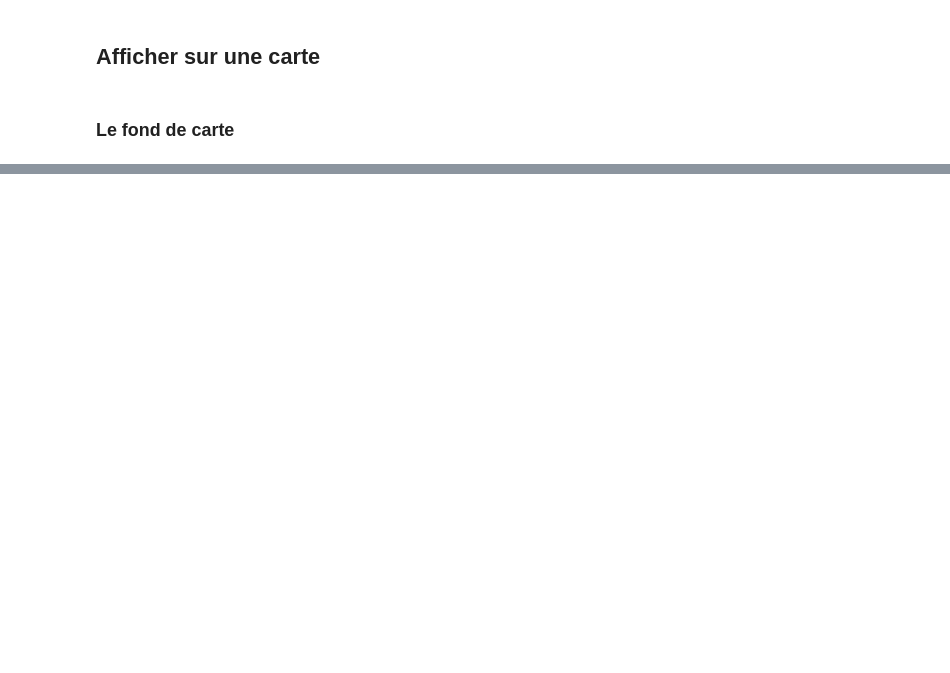
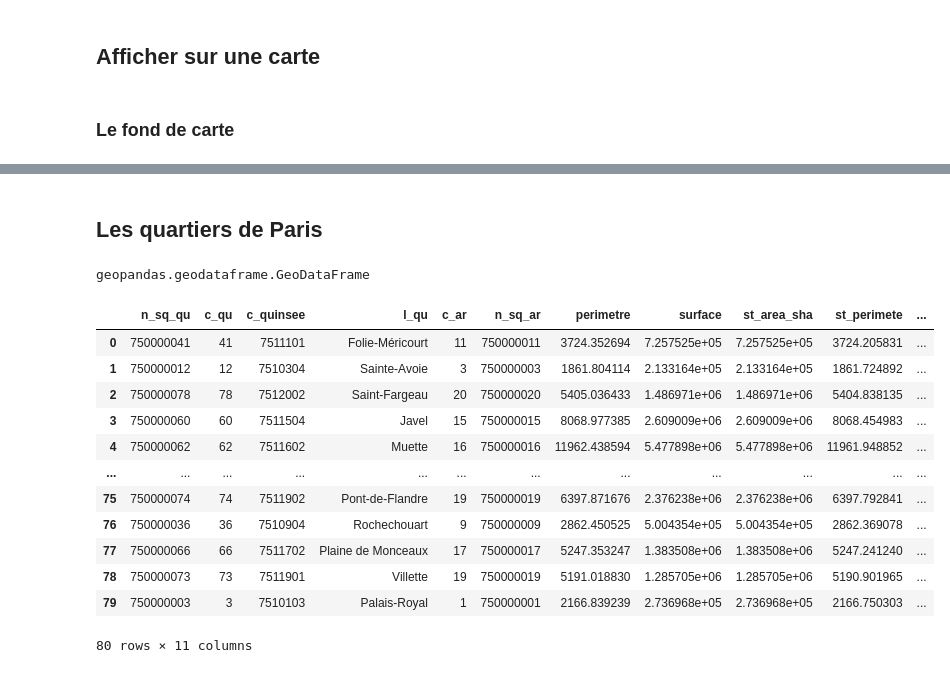
Before and after one commit to clementlegoff8/TP-geoloc, a Jupyter notebook: TP-geoloc.ipynb, the cells around one changed output, grey strips where cells are left out. Saved outputs shown, nothing was run; the diff lists cells and outputs as text; code cells hidden in the pictures; blank space fills up the shorter version.

```diff
--- a/TP-geoloc.ipynb
+++ b/TP-geoloc.ipynb
@@ -244,0 +257,25 @@ folium.Map(location=CENTER)
+# %% [markdown]
+## Les quartiers de Paris
+# %%
+import geopandas as gpd
+
+quartiers = gpd.read_file("data/quartier_paris.zip", encoding="utf8")
+type(quartiers)
+# %% [output]
+geopandas.geodataframe.GeoDataFrame
+# %%
+quartiers
+# %% [output]
+|  | n_sq_qu | c_qu | c_quinsee | l_qu | c_ar | n_sq_ar | perimetre | surface | st_area_sha | st_perimete | ... |
+| 0 | 750000041 | 41 | 7511101 | Folie-Méricourt | 11 | 750000011 | 3724.352694 | 7.257525e+05 | 7.257525e+05 | 3724.205831 | ... |
+| 1 | 750000012 | 12 | 7510304 | Sainte-Avoie | 3 | 750000003 | 1861.804114 | 2.133164e+05 | 2.133164e+05 | 1861.724892 | ... |
+| 2 | 750000078 | 78 | 7512002 | Saint-Fargeau | 20 | 750000020 | 5405.036433 | 1.486971e+06 | 1.486971e+06 | 5404.838135 | ... |
+| 3 | 750000060 | 60 | 7511504 | Javel | 15 | 750000015 | 8068.977385 | 2.609009e+06 | 2.609009e+06 | 8068.454983 | ... |
+| 4 | 750000062 | 62 | 7511602 | Muette | 16 | 750000016 | 11962.438594 | 5.477898e+06 | 5.477898e+06 | 11961.948852 | ... |
+| ... | ... | ... | ... | ... | ... | ... | ... | ... | ... | ... | ... |
+| 75 | 750000074 | 74 | 7511902 | Pont-de-Flandre | 19 | 750000019 | 6397.871676 | 2.376238e+06 | 2.376238e+06 | 6397.792841 | ... |
+| 76 | 750000036 | 36 | 7510904 | Rochechouart | 9 | 750000009 | 2862.450525 | 5.004354e+05 | 5.004354e+05 | 2862.369078 | ... |
+| 77 | 750000066 | 66 | 7511702 | Plaine de Monceaux | 17 | 750000017 | 5247.353247 | 1.383508e+06 | 1.383508e+06 | 5247.241240 | ... |
+| 78 | 750000073 | 73 | 7511901 | Villette | 19 | 750000019 | 5191.018830 | 1.285705e+06 | 1.285705e+06 | 5190.901965 | ... |
+| 79 | 750000003 | 3 | 7510103 | Palais-Royal | 1 | 750000001 | 2166.839239 | 2.736968e+05 | 2.736968e+05 | 2166.750303 | ... |
+80 rows × 11 columns
```
Also changed, not shown: parts of 23 cells of this notebook, 1 other file.
